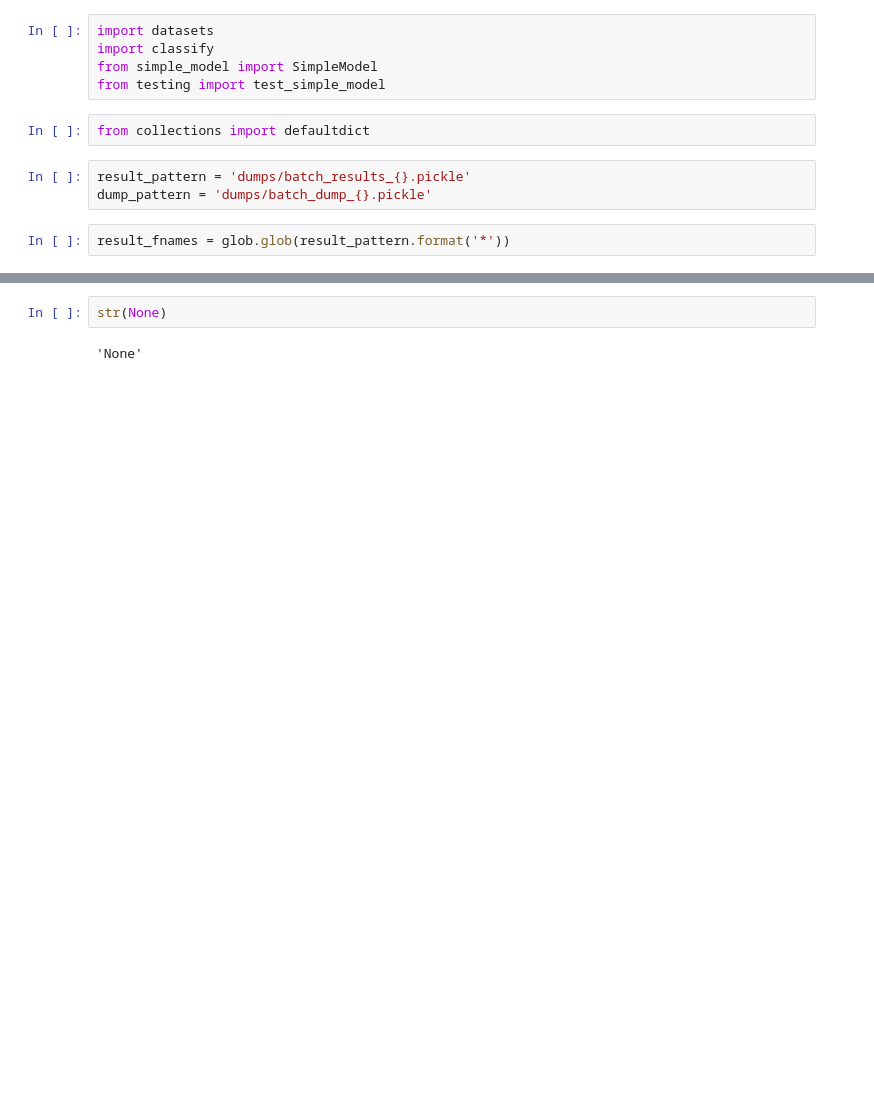
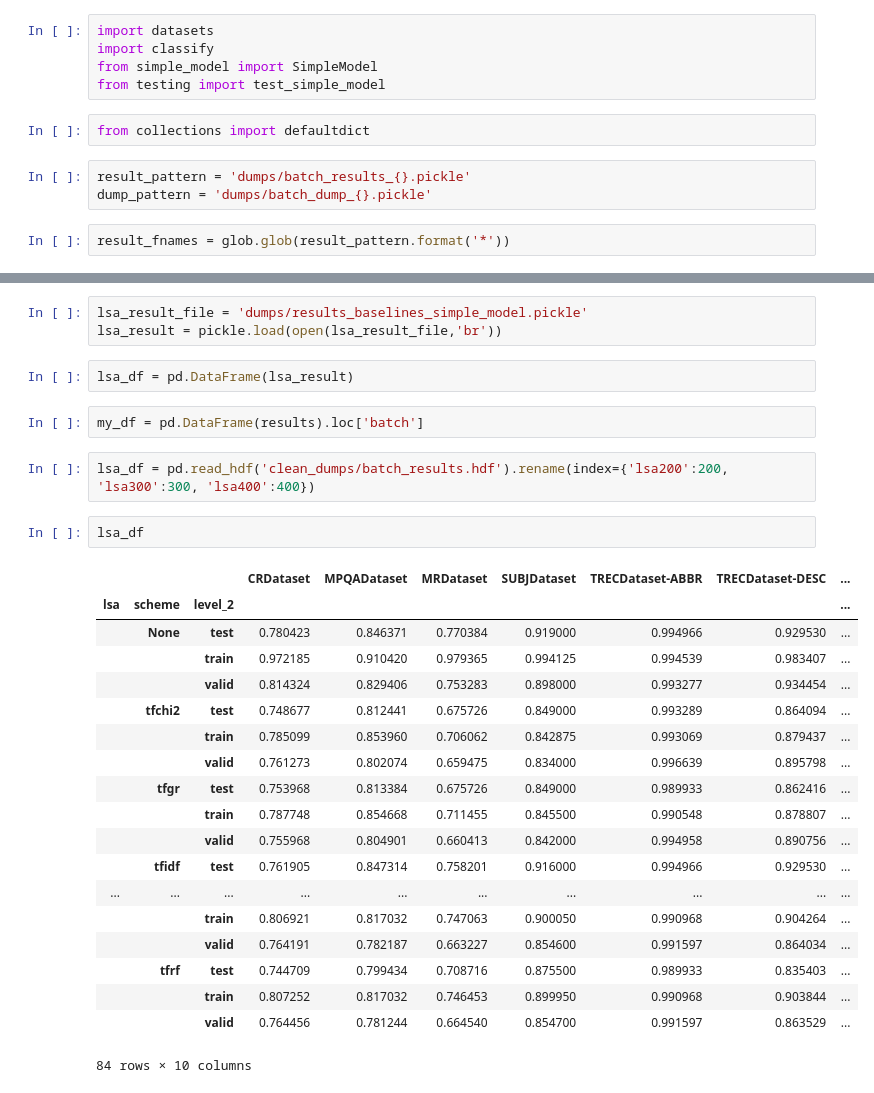
Before and after one commit to vlejd/diploma_thesis, a Jupyter notebook: lsa_backprop/exepriments_batch_results.ipynb, the cells around one changed output, grey strips where cells are left out. Drawn from its saved outputs; the diff is of its cells as text; blank space fills up the shorter version.

```diff
--- a/lsa_backprop/exepriments_batch_results.ipynb
+++ b/lsa_backprop/exepriments_batch_results.ipynb
@@ -68,4 +43,31 @@ pd.DataFrame(results)
-# %%
-str(None)
-# %% [output]
-'None'
+# %%
+lsa_result_file = 'dumps/results_baselines_simple_model.pickle'
+lsa_result = pickle.load(open(lsa_result_file,'br'))
+# %%
+lsa_df = pd.DataFrame(lsa_result)
+# %%
+my_df = pd.DataFrame(results).loc['batch']
+# %%
+lsa_df = pd.read_hdf('clean_dumps/batch_results.hdf').rename(index={'lsa200':200, 'lsa300':300, 'lsa400':400})
+# %%
+lsa_df
+# %% [output]
+|  |  |  | CRDataset | MPQADataset | MRDataset | SUBJDataset | TRECDataset-ABBR | TRECDataset-DESC | ... |
+| lsa | scheme | level_2 |  |  |  |  |  |  | ... |
+|  | None | test | 0.780423 | 0.846371 | 0.770384 | 0.919000 | 0.994966 | 0.929530 | ... |
+|  |  | train | 0.972185 | 0.910420 | 0.979365 | 0.994125 | 0.994539 | 0.983407 | ... |
+|  |  | valid | 0.814324 | 0.829406 | 0.753283 | 0.898000 | 0.993277 | 0.934454 | ... |
+|  | tfchi2 | test | 0.748677 | 0.812441 | 0.675726 | 0.849000 | 0.993289 | 0.864094 | ... |
+|  |  | train | 0.785099 | 0.853960 | 0.706062 | 0.842875 | 0.993069 | 0.879437 | ... |
+|  |  | valid | 0.761273 | 0.802074 | 0.659475 | 0.834000 | 0.996639 | 0.895798 | ... |
+|  | tfgr | test | 0.753968 | 0.813384 | 0.675726 | 0.849000 | 0.989933 | 0.862416 | ... |
+|  |  | train | 0.787748 | 0.854668 | 0.711455 | 0.845500 | 0.990548 | 0.878807 | ... |
+|  |  | valid | 0.755968 | 0.804901 | 0.660413 | 0.842000 | 0.994958 | 0.890756 | ... |
+|  | tfidf | test | 0.761905 | 0.847314 | 0.758201 | 0.916000 | 0.994966 | 0.929530 | ... |
+| ... | ... | ... | ... | ... | ... | ... | ... | ... | ... |
+|  |  | train | 0.806921 | 0.817032 | 0.747063 | 0.900050 | 0.990968 | 0.904264 | ... |
+|  |  | valid | 0.764191 | 0.782187 | 0.663227 | 0.854600 | 0.991597 | 0.864034 | ... |
+|  | tfrf | test | 0.744709 | 0.799434 | 0.708716 | 0.875500 | 0.989933 | 0.835403 | ... |
+|  |  | train | 0.807252 | 0.817032 | 0.746453 | 0.899950 | 0.990968 | 0.903844 | ... |
+|  |  | valid | 0.764456 | 0.781244 | 0.664540 | 0.854700 | 0.991597 | 0.863529 | ... |
+84 rows × 10 columns
```
Also changed, not shown: parts of 17 cells of this notebook, 1 other file.
